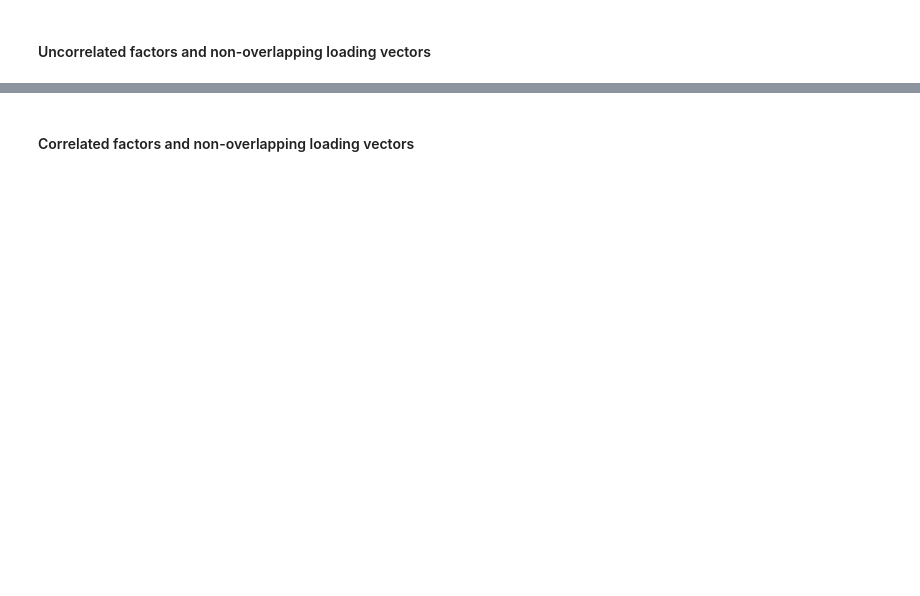
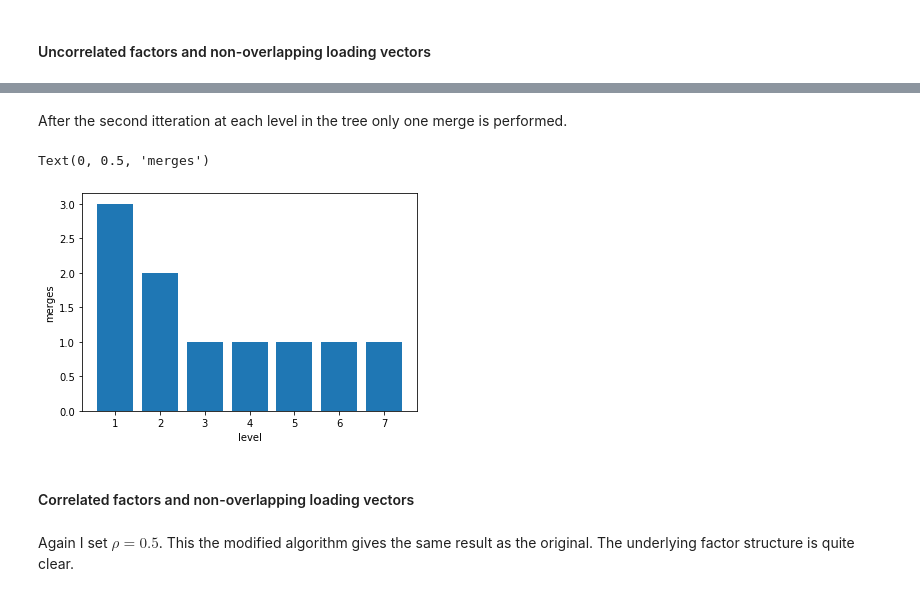
Before and after one commit to Shakeel95/Dimension-Reduction-Trees, a Jupyter notebook: prototypes/6-tail-greedy-treelet.ipynb, the cells around one changed output, grey strips where cells are left out. Cells and saved outputs as stored; diff of their text form; code cells hidden in the pictures; blank space fills up the shorter version.

```diff
--- a/prototypes/6-tail-greedy-treelet.ipynb
+++ b/prototypes/6-tail-greedy-treelet.ipynb
@@ -47,2 +45,15 @@ plt.legend()
+# %% [markdown]
+After the second itteration at each level in the tree only one merge is performed.
+# %%
+merges = []
+for l in range(1,len(tree)):
+    merges += [len(tree[l]["pairs"])/2]
+
+plt.bar(range(1,len(tree)),merges)
+plt.xlabel("level")
+plt.ylabel("merges")
+# %% [output]
+Text(0, 0.5, 'merges')
+[figure, added]
 # %% [markdown]
 #### Correlated factors and non-overlapping loading vectors
@@ -60,0 +60,2 @@ X = model.three_correlated_factors(V = np.array([[1,1,1,1,0,0,0,0,0,0],
+# %% [markdown]
+Again I set $\rho = 0.5$. This the modified algorithm gives the same result as the original. The underlying factor structure is quite clear.
```
Also changed, not shown: parts of 43 cells of this notebook, 1 other file.
